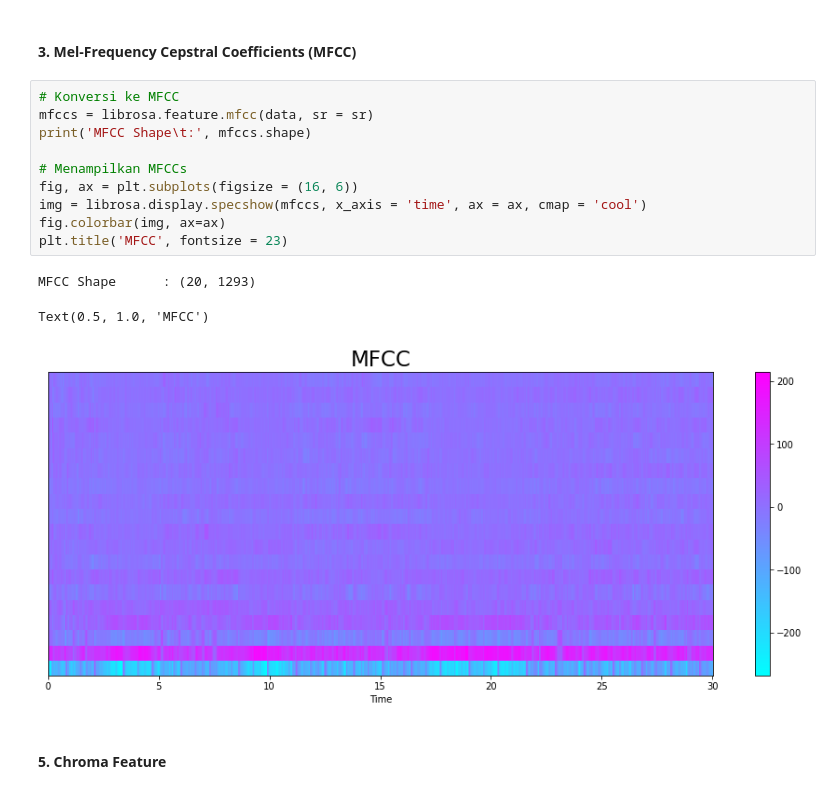
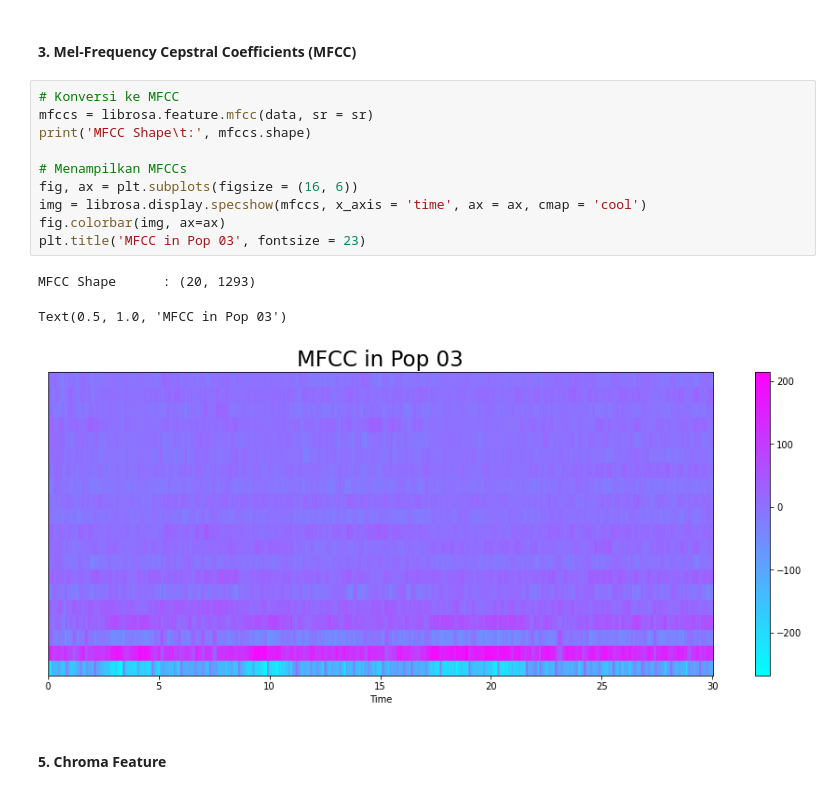
Before and after one commit to aldysp34/Music-Classification-and-Recommendation, a Jupyter notebook: music_classification.ipynb, the cells around one changed output. Saved outputs shown, nothing was run; the diff lists cells and outputs as text.

```diff
--- a/music_classification.ipynb
+++ b/music_classification.ipynb
@@ -225,17 +257,17 @@ ax.set(ylabel = 'Frequency Bands')
 # %%
 # Konversi ke MFCC
 mfccs = librosa.feature.mfcc(data, sr = sr)
 print('MFCC Shape\t:', mfccs.shape)
 
 # Menampilkan MFCCs
 fig, ax = plt.subplots(figsize = (16, 6))
 img = librosa.display.specshow(mfccs, x_axis = 'time', ax = ax, cmap = 'cool')
 fig.colorbar(img, ax=ax)
-plt.title('MFCC', fontsize = 23)
+plt.title('MFCC in Pop 03', fontsize = 23)
 # %% [output]
 MFCC Shape      : (20, 1293)
-Text(0.5, 1.0, 'MFCC')
+Text(0.5, 1.0, 'MFCC in Pop 03')
-[figure, old version]
+[figure, new version]
 # %% [markdown]
 #### **5. Chroma Feature**
 # %%
```
Also changed, not shown: parts of 68 cells of this notebook.
